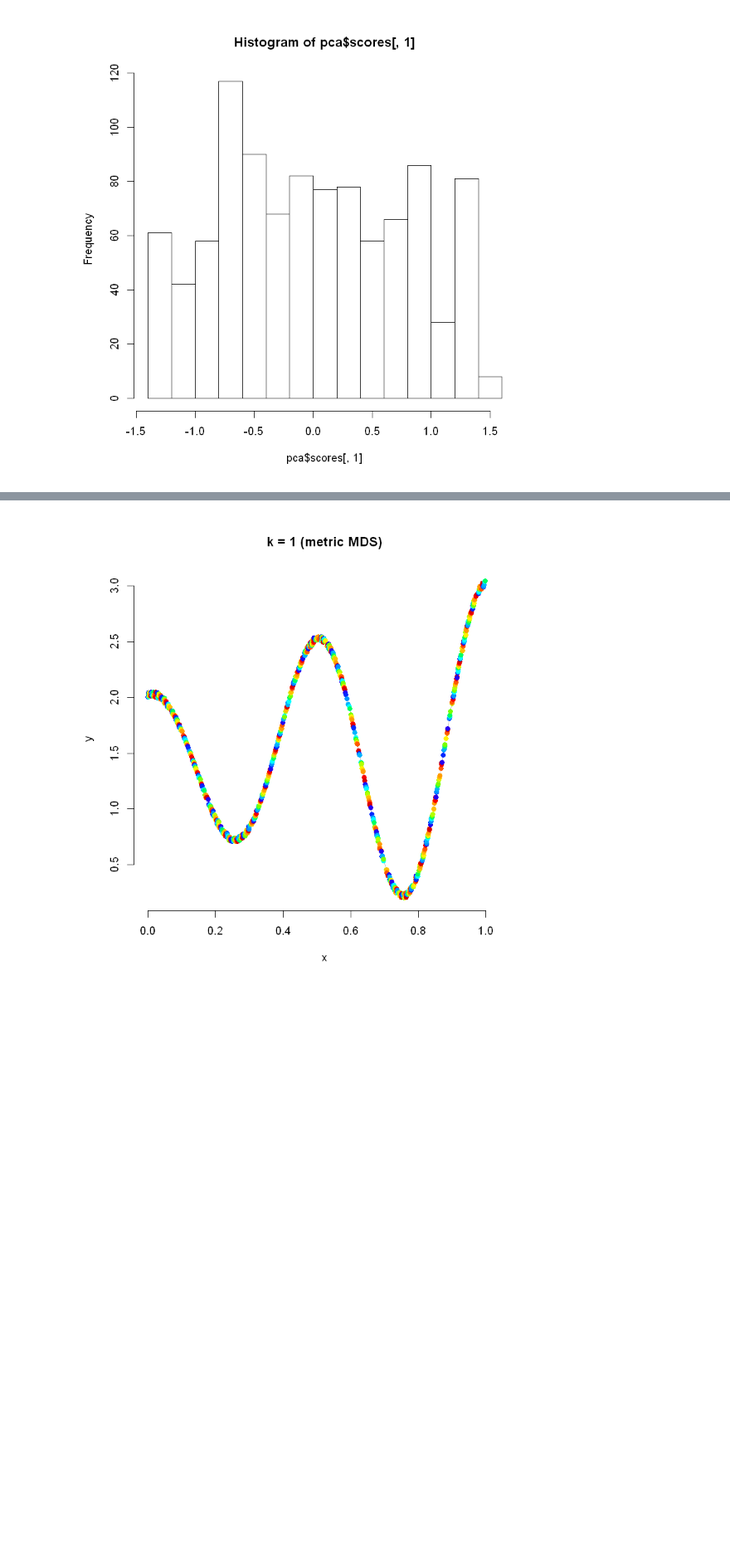
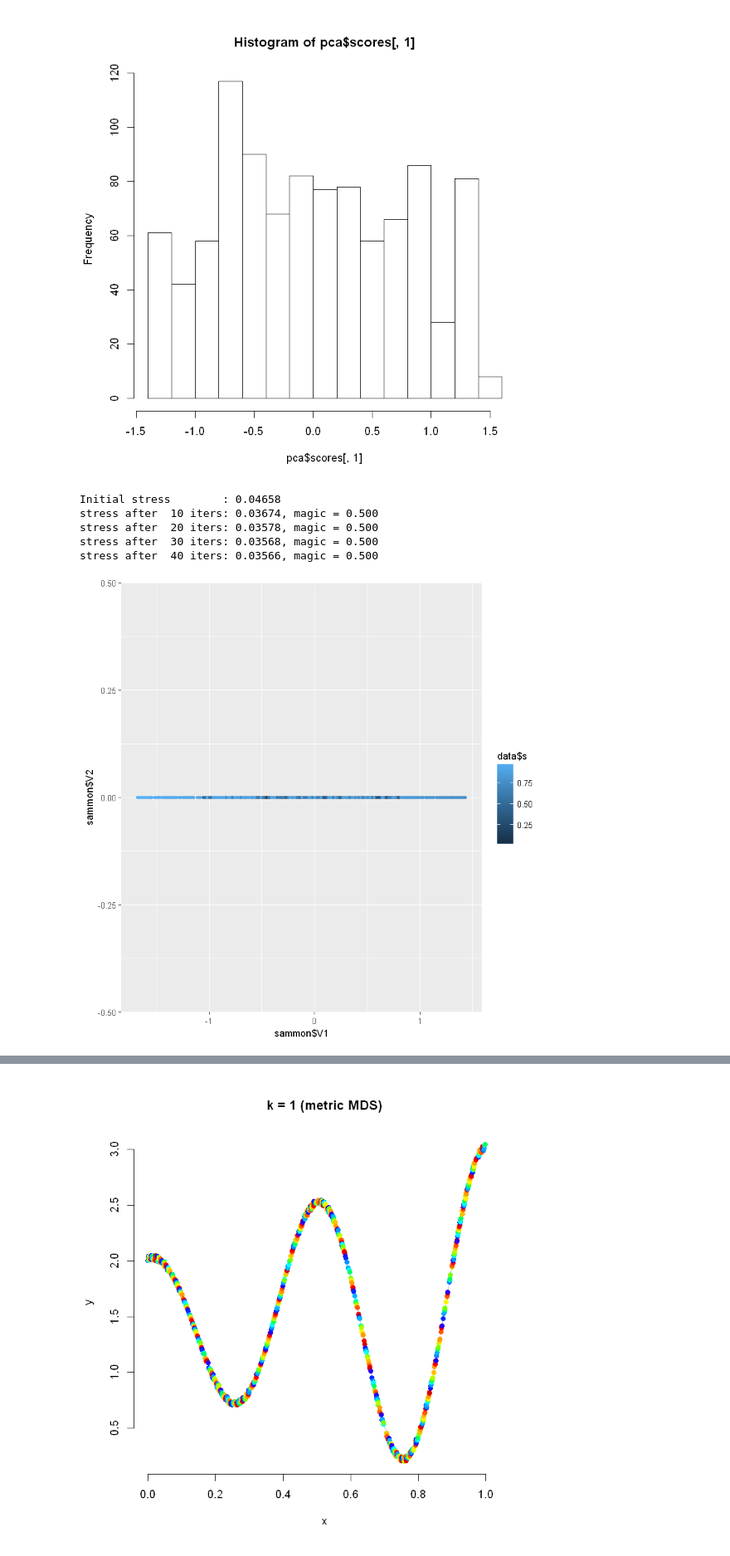
Before and after one commit to Stippos/InfoVisu, a Jupyter notebook: Kolmas/Kolmas.ipynb, the cells around one changed output, grey strips where cells are left out. Shown at 83% size. Drawn from its saved outputs; the diff is of its cells as text; code cells hidden in the pictures; blank space fills up the shorter version.

```diff
--- a/Kolmas/Untitled.ipynb
+++ b/Kolmas/Kolmas.ipynb
@@ -38,10 +48,19 @@ ggplot(first, aes(x = first$V1, y = first$V2, color=data$s)) + geom_point(size=1
 hist(pca$scores[,1])
 # %% [output]
 [figure]
+# %%
+d = dist(data[,2:3])
+fit = sammon(d, k = 1)
+# %% [output]
+Initial stress        : 0.04658
+stress after  10 iters: 0.03674, magic = 0.500
+stress after  20 iters: 0.03578, magic = 0.500
+stress after  30 iters: 0.03568, magic = 0.500
+stress after  40 iters: 0.03566, magic = 0.500
 # %%
-d = dist(data[,2:3])
-fit = isoMDS(d, k = 10)
-mds = as.data.frame(cbind(fit$points[,1], rep(0, length(fit$points[,1]))))
-ggplot(mds, aes(x = mds$V1, y = mds$V2, color=data$s)) + geom_point(size=1)
+sammon = as.data.frame(cbind(fit$points[,1], rep(0, length(fit$points[,1]))))
+ggplot(sammon, aes(x = sammon$V1, y = sammon$V2, color=data$s)) + geom_point(size=1)
+# %% [output]
+[figure, added]
 # %%
 hist(fit$points[,1])
```
Also changed, not shown: parts of 4 cells of this notebook, 2 other files.
